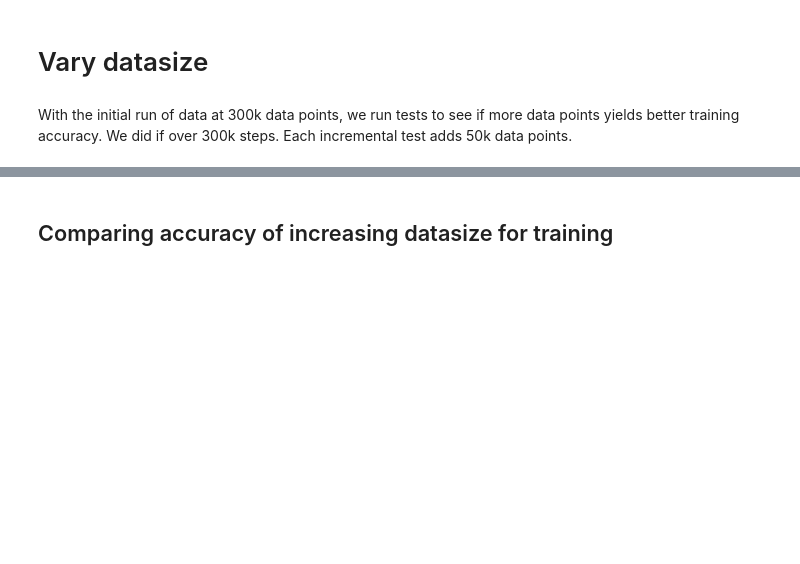
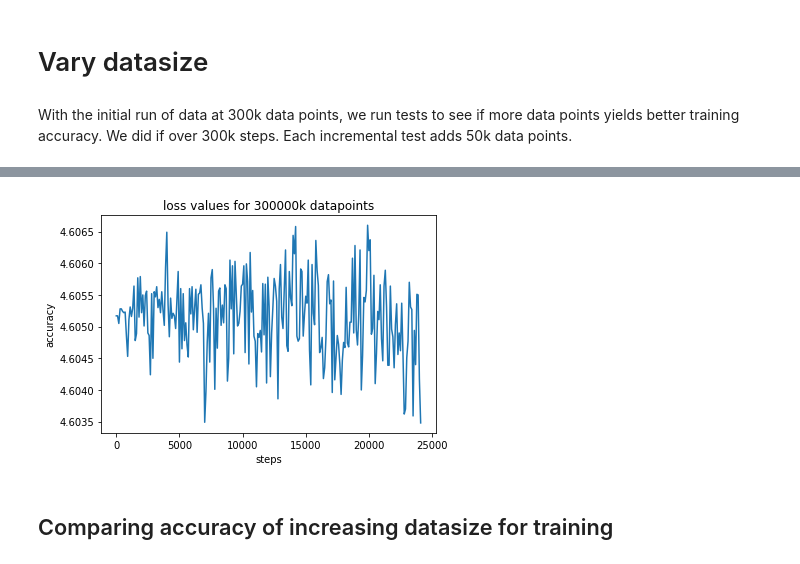
Before and after one commit to gfanti/bitcoin-deanonymization, a Jupyter notebook: vis-tests.ipynb, the cells around one changed output, grey strips where cells are left out. Saved outputs shown, nothing was run; the diff lists cells and outputs as text; code cells hidden in the pictures; blank space fills up the shorter version.

```diff
--- a/vis-tests.ipynb
+++ b/vis-tests.ipynb
@@ -154,3 +156,16 @@ for i, arr in enumerate(ds):
+# %%
+loss = []
+
+loss += [np.genfromtxt('tests/datasizeloss/datasizeloss_300000.csv', delimiter=',')]
+for i, arr in enumerate(loss):
+    plt.figure()
+    plt.plot([100*j for j in range(len(arr))],arr)
+    plt.title('loss values for '+str(300000 + i*50000)+'k datapoints')
+    plt.xlabel('steps')
+    plt.ylabel('accuracy')
+    plt.show()
+# %% [output]
+[figure, added]
 # %% [markdown]
 ## Comparing accuracy of increasing datasize for training
 # %%
```
Also changed, not shown: parts of 3 cells of this notebook, 2 other files.
